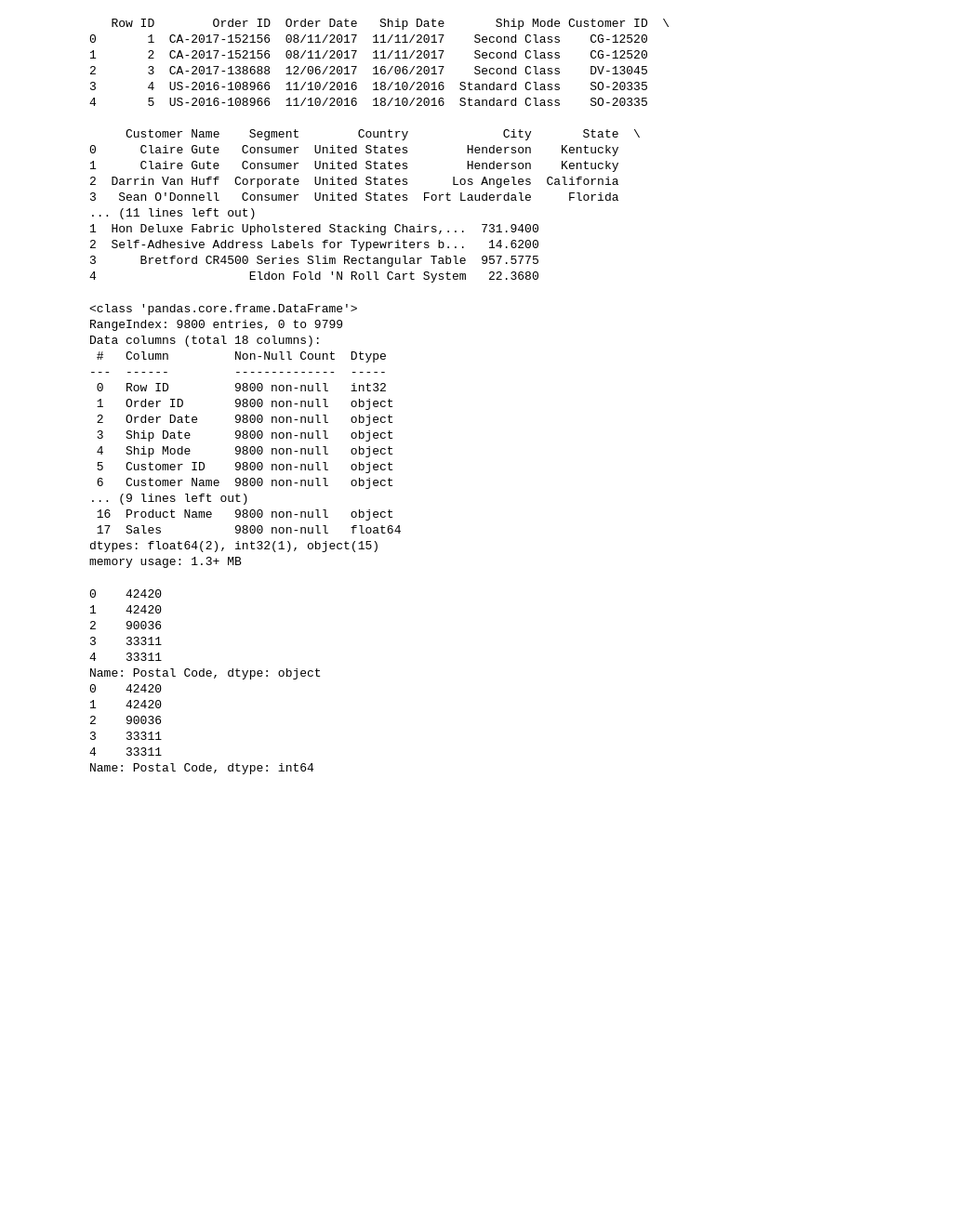
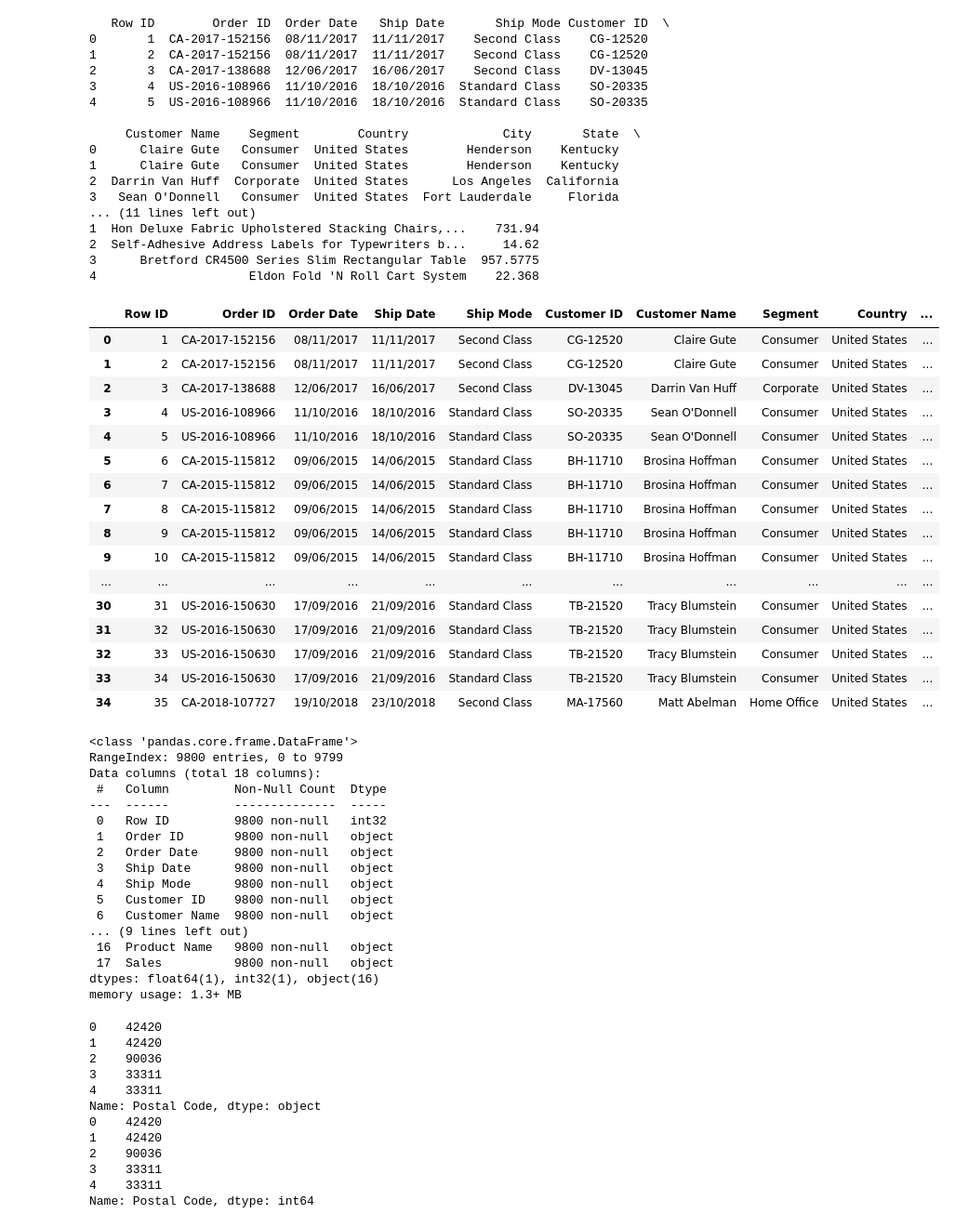
Before and after one commit to fatmacahyani/datasales, a Jupyter notebook: dataprocessing.ipynb, the cells around one changed output. Shown at 93% size. Drawn from its saved outputs; the diff is of its cells as text; code cells hidden in the pictures; blank space fills up the shorter version.

```diff
--- a/dataprocessing.ipynb
+++ b/dataprocessing.ipynb
@@ -43,26 +43,43 @@ only showing top 20 rows
-# %%
-df.write.format("parquet").mode("overwrite").save("hdfs://localhost:9000/csv_data/temp_parquet")
-parquet_df = spark.read.format("parquet").load("hdfs://localhost:9000/csv_data/temp_parquet")
-pandas_df = parquet_df.toPandas()
-print(pandas_df.head())
-# %% [output]
-   Row ID        Order ID  Order Date   Ship Date       Ship Mode Customer ID  \
-0       1  CA-2017-152156  08/11/2017  11/11/2017    Second Class    CG-12520
-1       2  CA-2017-152156  08/11/2017  11/11/2017    Second Class    CG-12520
-2       3  CA-2017-138688  12/06/2017  16/06/2017    Second Class    DV-13045
-3       4  US-2016-108966  11/10/2016  18/10/2016  Standard Class    SO-20335
-4       5  US-2016-108966  11/10/2016  18/10/2016  Standard Class    SO-20335
-
-     Customer Name    Segment        Country             City       State  \
-0      Claire Gute   Consumer  United States        Henderson    Kentucky
-1      Claire Gute   Consumer  United States        Henderson    Kentucky
-2  Darrin Van Huff  Corporate  United States      Los Angeles  California
-3   Sean O'Donnell   Consumer  United States  Fort Lauderdale     Florida
-... (11 lines left out)
-1  Hon Deluxe Fabric Upholstered Stacking Chairs,...  731.9400
-2  Self-Adhesive Address Labels for Typewriters b...   14.6200
-3      Bretford CR4500 Series Slim Rectangular Table  957.5775
-4                     Eldon Fold 'N Roll Cart System   22.3680
+# %%
+pandas_df = df.toPandas()
+print(pandas_df.head())
+
+pandas_df.head(35)
+# %% [output]
+   Row ID        Order ID  Order Date   Ship Date       Ship Mode Customer ID  \
+0       1  CA-2017-152156  08/11/2017  11/11/2017    Second Class    CG-12520
+1       2  CA-2017-152156  08/11/2017  11/11/2017    Second Class    CG-12520
+2       3  CA-2017-138688  12/06/2017  16/06/2017    Second Class    DV-13045
+3       4  US-2016-108966  11/10/2016  18/10/2016  Standard Class    SO-20335
+4       5  US-2016-108966  11/10/2016  18/10/2016  Standard Class    SO-20335
+
+     Customer Name    Segment        Country             City       State  \
+0      Claire Gute   Consumer  United States        Henderson    Kentucky
+1      Claire Gute   Consumer  United States        Henderson    Kentucky
+2  Darrin Van Huff  Corporate  United States      Los Angeles  California
+3   Sean O'Donnell   Consumer  United States  Fort Lauderdale     Florida
+... (11 lines left out)
+1  Hon Deluxe Fabric Upholstered Stacking Chairs,...    731.94
+2  Self-Adhesive Address Labels for Typewriters b...     14.62
+3      Bretford CR4500 Series Slim Rectangular Table  957.5775
+4                     Eldon Fold 'N Roll Cart System    22.368
+|  | Row ID | Order ID | Order Date | Ship Date | Ship Mode | Customer ID | Customer Name | Segment | Country | ... |
+| 0 | 1 | CA-2017-152156 | 08/11/2017 | 11/11/2017 | Second Class | CG-12520 | Claire Gute | Consumer | United States | ... |
+| 1 | 2 | CA-2017-152156 | 08/11/2017 | 11/11/2017 | Second Class | CG-12520 | Claire Gute | Consumer | United States | ... |
+| 2 | 3 | CA-2017-138688 | 12/06/2017 | 16/06/2017 | Second Class | DV-13045 | Darrin Van Huff | Corporate | United States | ... |
+| 3 | 4 | US-2016-108966 | 11/10/2016 | 18/10/2016 | Standard Class | SO-20335 | Sean O'Donnell | Consumer | United States | ... |
+| 4 | 5 | US-2016-108966 | 11/10/2016 | 18/10/2016 | Standard Class | SO-20335 | Sean O'Donnell | Consumer | United States | ... |
+| 5 | 6 | CA-2015-115812 | 09/06/2015 | 14/06/2015 | Standard Class | BH-11710 | Brosina Hoffman | Consumer | United States | ... |
+| 6 | 7 | CA-2015-115812 | 09/06/2015 | 14/06/2015 | Standard Class | BH-11710 | Brosina Hoffman | Consumer | United States | ... |
+| 7 | 8 | CA-2015-115812 | 09/06/2015 | 14/06/2015 | Standard Class | BH-11710 | Brosina Hoffman | Consumer | United States | ... |
+| 8 | 9 | CA-2015-115812 | 09/06/2015 | 14/06/2015 | Standard Class | BH-11710 | Brosina Hoffman | Consumer | United States | ... |
+| 9 | 10 | CA-2015-115812 | 09/06/2015 | 14/06/2015 | Standard Class | BH-11710 | Brosina Hoffman | Consumer | United States | ... |
+| ... | ... | ... | ... | ... | ... | ... | ... | ... | ... | ... |
+| 30 | 31 | US-2016-150630 | 17/09/2016 | 21/09/2016 | Standard Class | TB-21520 | Tracy Blumstein | Consumer | United States | ... |
+| 31 | 32 | US-2016-150630 | 17/09/2016 | 21/09/2016 | Standard Class | TB-21520 | Tracy Blumstein | Consumer | United States | ... |
+| 32 | 33 | US-2016-150630 | 17/09/2016 | 21/09/2016 | Standard Class | TB-21520 | Tracy Blumstein | Consumer | United States | ... |
+| 33 | 34 | US-2016-150630 | 17/09/2016 | 21/09/2016 | Standard Class | TB-21520 | Tracy Blumstein | Consumer | United States | ... |
+| 34 | 35 | CA-2018-107727 | 19/10/2018 | 23/10/2018 | Second Class | MA-17560 | Matt Abelman | Home Office | United States | ... |
 # %%
 pandas_df.info()
 
@@ -83,8 +100,8 @@ Data columns (total 18 columns):
  6   Customer Name  9800 non-null   object
 ... (9 lines left out)
  16  Product Name   9800 non-null   object
- 17  Sales          9800 non-null   float64
-dtypes: float64(2), int32(1), object(15)
+ 17  Sales          9800 non-null   object
+dtypes: float64(1), int32(1), object(16)
 memory usage: 1.3+ MB
 # %%
 # Convert postal code from XXXXX.0 to XXXXX
```
Also changed, not shown: parts of 17 cells of this notebook, 3 other files.
